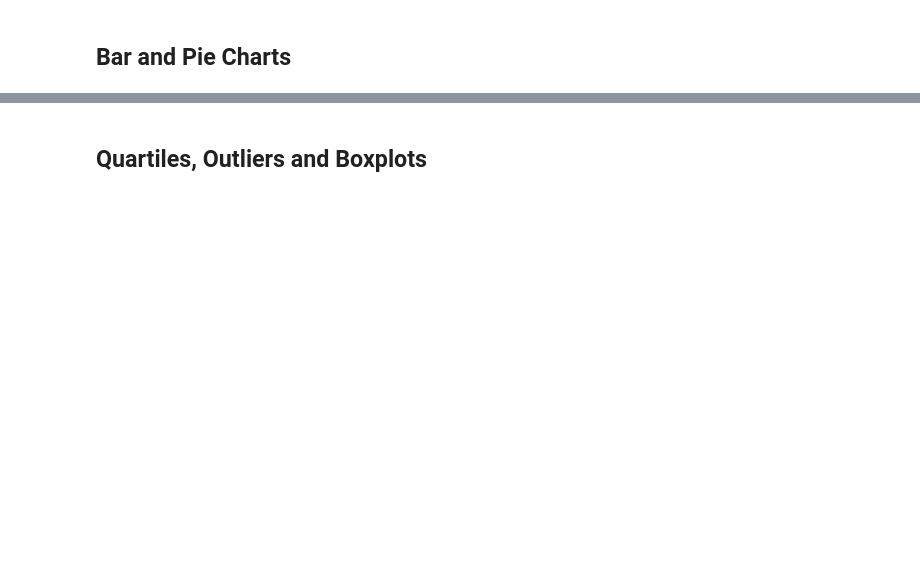
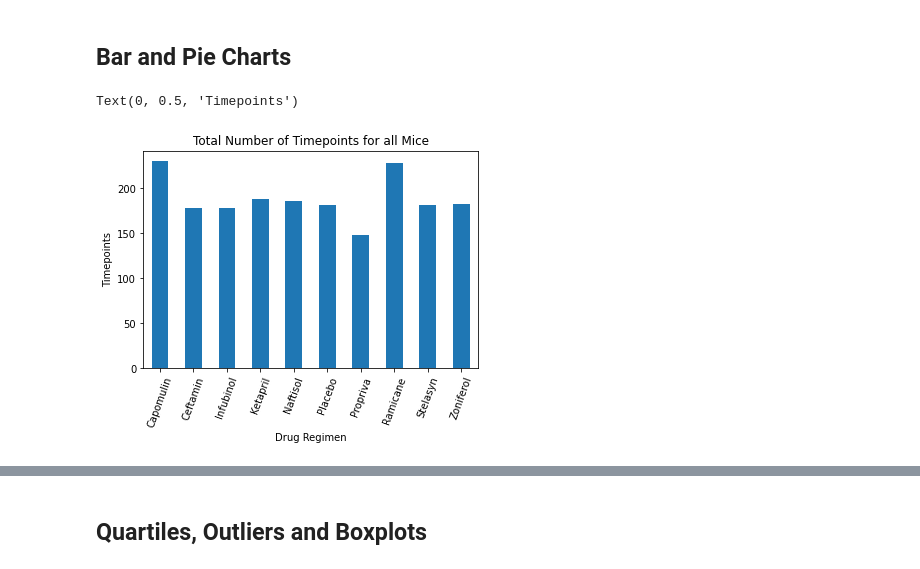
Before and after one commit to ashsams18/matplotlib_challenge, a Jupyter notebook: Pymaceuticals/pymaceuticals_starter.ipynb, the cells around one changed output, grey strips where cells are left out. Saved outputs shown, nothing was run; the diff lists cells and outputs as text; code cells hidden in the pictures; blank space fills up the shorter version.

```diff
--- a/Pymaceuticals/pymaceuticals_starter.ipynb
+++ b/Pymaceuticals/pymaceuticals_starter.ipynb
@@ -46,2 +47,4 @@ df[MaskTrue]
 # %%
 # Optional: Get all the data for the duplicate mouse ID.
+MaskTrue = df.duplicated(subset=['Mouse ID','Timepoint'])
+dupl_df = df[MaskTrue]["Mouse ID"].drop_duplicates()
@@ -48,4 +60,5 @@ df[MaskTrue]
 # %%
 # Create a clean DataFrame by dropping the duplicate mouse by its ID.
-df.drop(index="g989", columns="Mouse ID")
+cleandf = df.loc[df['Mouse ID'] .isin (dupl_df) == False]
+cleandf
 # %% [output]
@@ -68,3 +135,12 @@ KeyError: "['g989'] not found in axis"
 ## Bar and Pie Charts
 # %%
 # Generate a bar plot showing the total number of timepoints for all mice tested for each drug regimen using Pandas.
+barplot_df = cleandf.groupby("Drug Regimen").count()
+barplot_df = barplot_df["Timepoint"]
+barplot_df.plot.bar(y='Timepoint', rot=70)
+plt.title("Total Number of Timepoints for all Mice")
+plt.xlabel("Drug Regimen")
+plt.ylabel("Timepoints")
+# %% [output]
+Text(0, 0.5, 'Timepoints')
+[figure, added]
```
Also changed, not shown: parts of 21 cells of this notebook.
